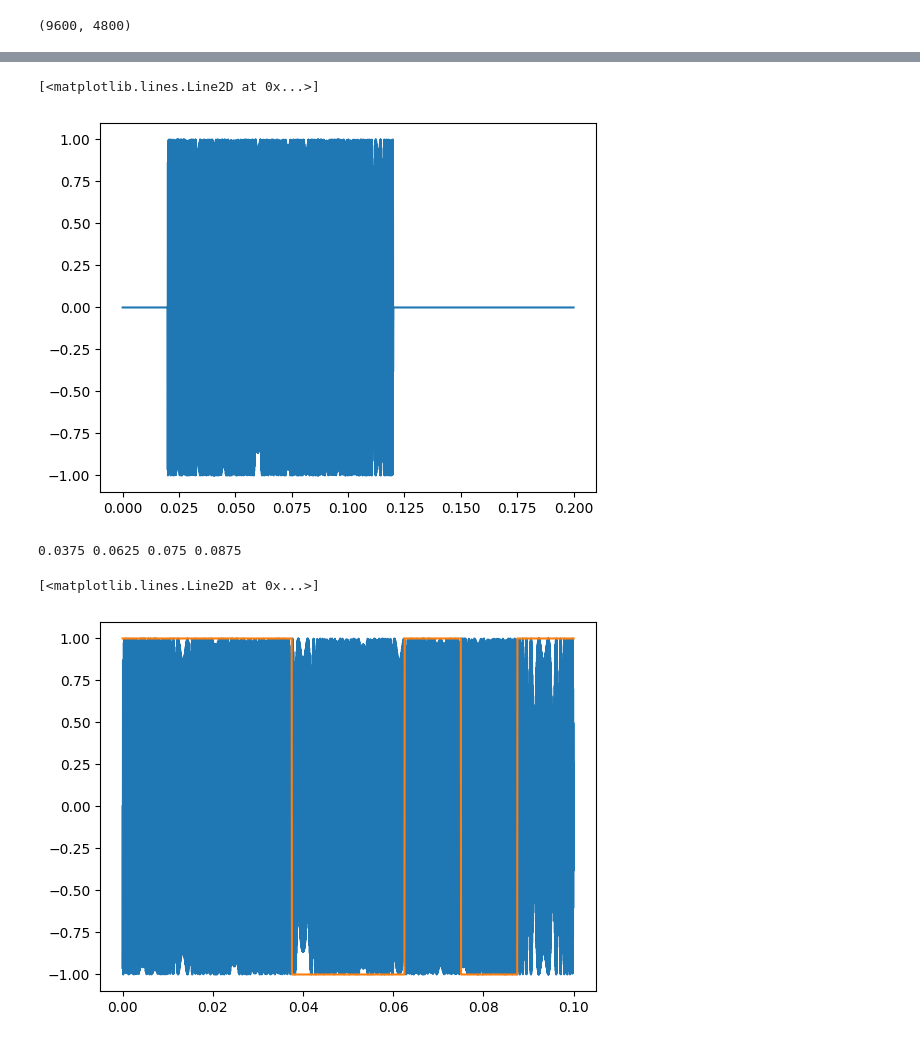
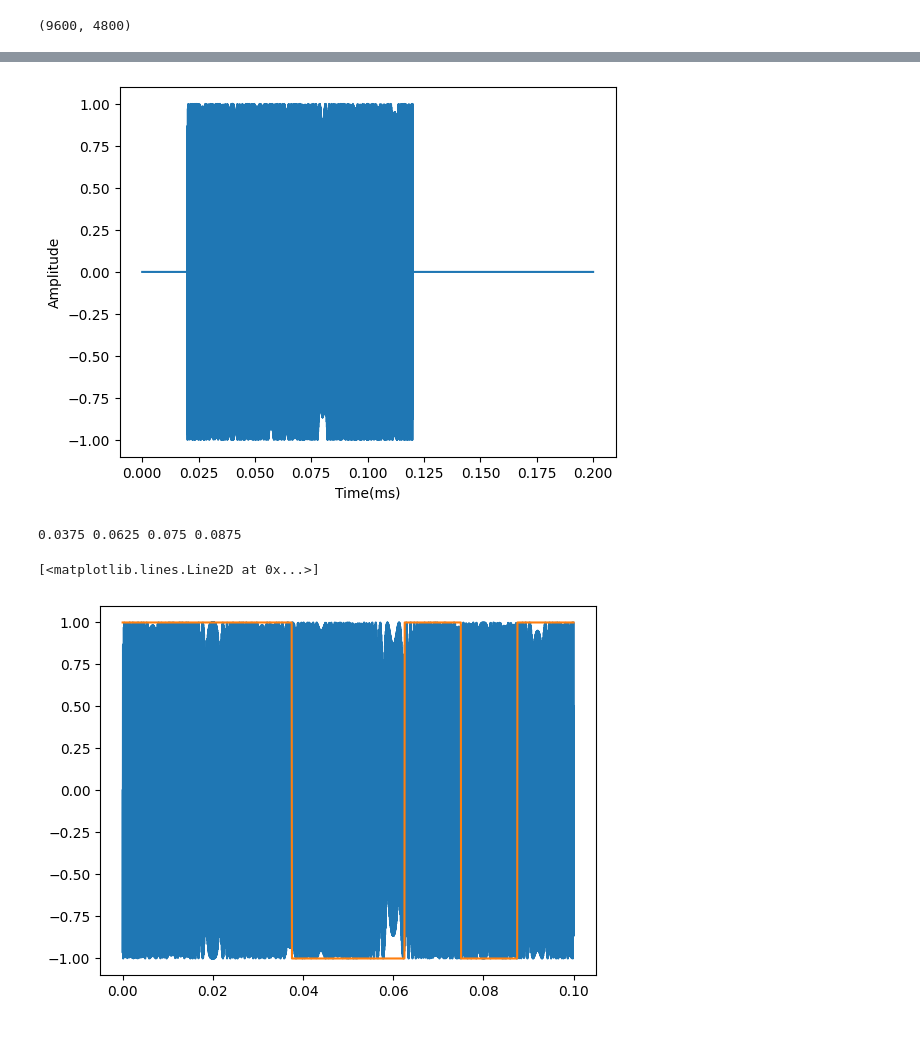
Before and after one commit to green-aus/SIO-Acoustics-Bootcamp-2025, a Jupyter notebook: FinalWavFileGeneration.ipynb, the cells around one changed output, grey strips where cells are left out. Saved outputs shown, nothing was run; the diff lists cells and outputs as text; code cells hidden in the pictures.

```diff
--- a/FinalWavFileGeneration.ipynb
+++ b/FinalWavFileGeneration.ipynb
@@ -9,7 +9,7 @@ t1 = 0.1 #duty stop time in seconds (also chirp stop time)
 t2 = 0.2 #full end time in seconds
 
 f0 = 10000 #freq sweep start
-f1 = 25000 #freq sweep stop
+f1 = 20000 #freq sweep stop
 
 samplingRate = 48000 #Sample Rate of Recieving equipment
 # %%
@@ -25,6 +30,8 @@ chirp_zero = np.append(np.zeros(int(len(time_full)/10)),chirp_zero)
 # %%
 plt.figure()
 plt.plot(time_full,chirp_zero)
+plt.xlabel('Time(ms)')
+plt.ylabel('Amplitude')
+#plt.savefig('RealisticChirp_10Khz_20kHz_100msDuty')
 # %% [output]
-[<matplotlib.lines.Line2D at 0x...>]
-[figure, old version]
+[figure, new version]
@@ -65,7 +69,7 @@ plt.plot(time_duty,chirp)
 plt.plot(time_duty,Modulation)
 # %% [output]
 [<matplotlib.lines.Line2D at 0x...>]
-[figure, old version]
+[figure, new version]
 # %%
 ModChirp = Modulation*chirp
 # %%
```
Also changed, not shown: parts of 5 cells of this notebook.
